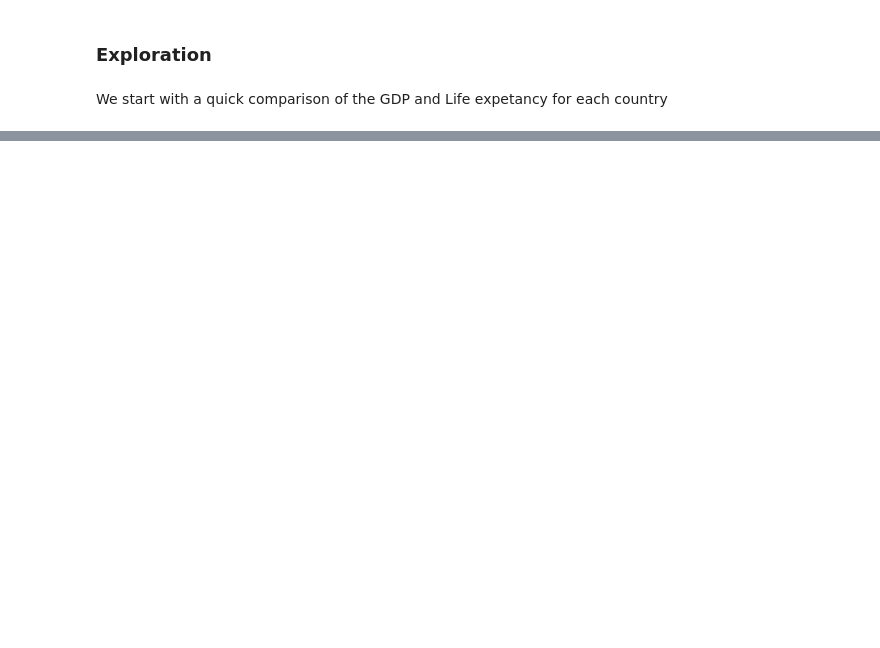
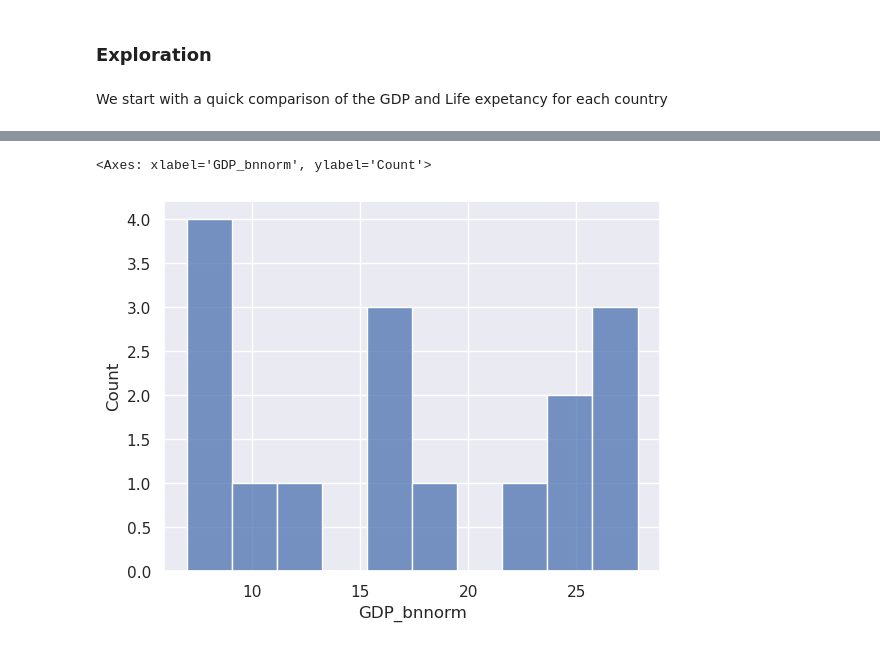
Before and after one commit to NicolaiBanke/Life-Expectancy-and-GDP, a Jupyter notebook: life_expectancy_gdp.ipynb, the cells around one changed output, grey strips where cells are left out. Saved outputs shown, nothing was run; the diff lists cells and outputs as text; code cells hidden in the pictures; blank space fills up the shorter version.

```diff
--- a/life_expectancy_gdp.ipynb
+++ b/life_expectancy_gdp.ipynb
@@ -78,0 +81,5 @@ Type:      function
+# %%
+sns.histplot(data=data[data['Country'] == 'Chile'].GDP_bnnorm, bins=10)
+# %% [output]
+<Axes: xlabel='GDP_bnnorm', ylabel='Count'>
+[figure, added]
```
Also changed, not shown: parts of 13 cells of this notebook.
